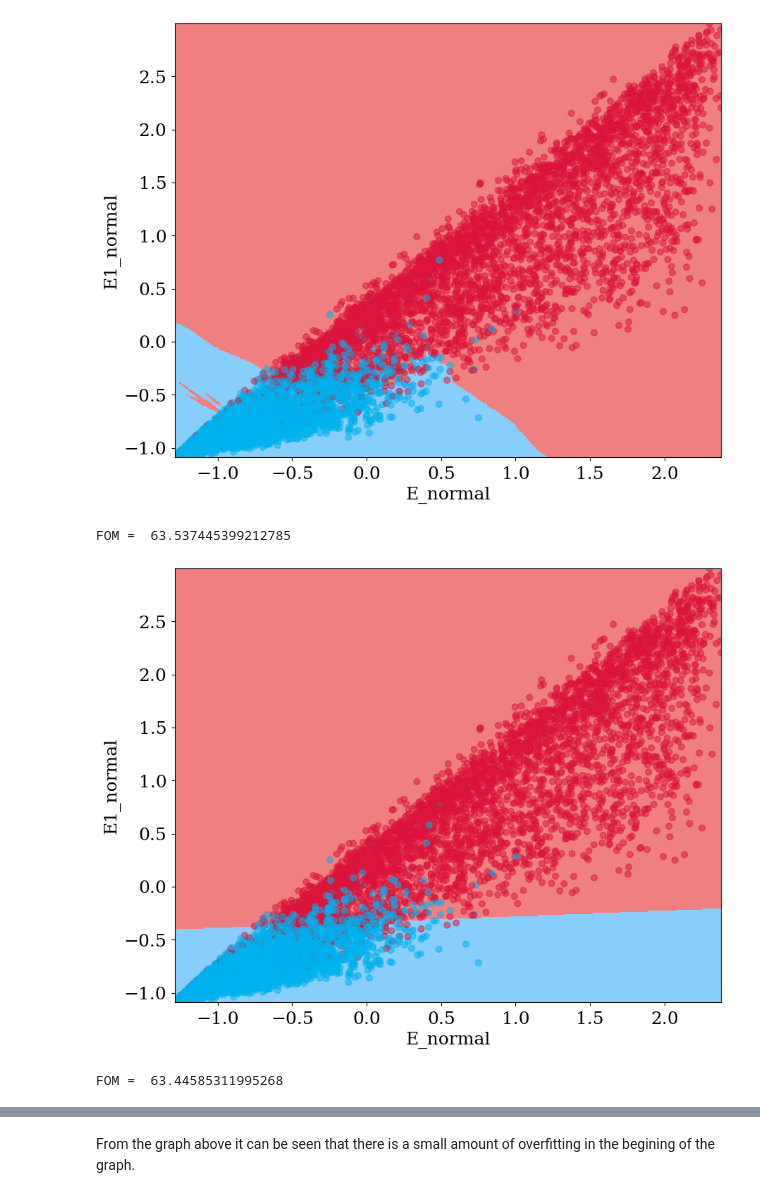
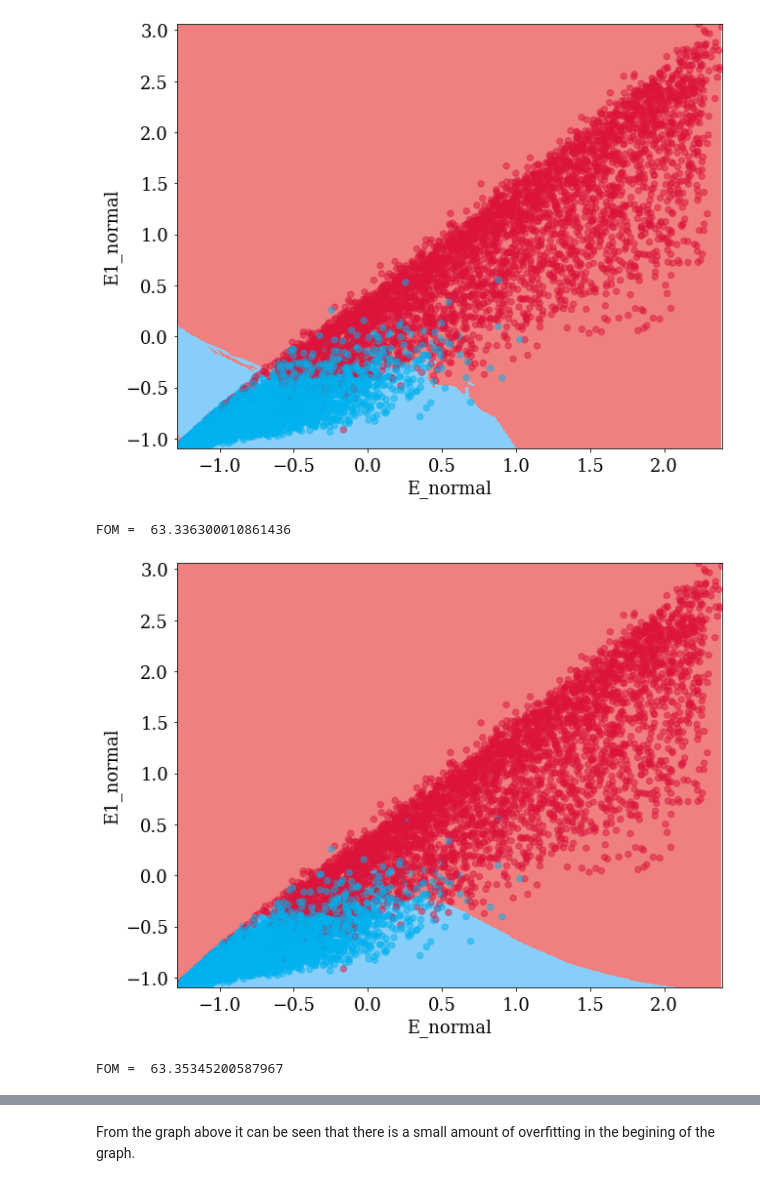
Before and after one commit to diodeamy/ComputationalMethods, a Jupyter notebook: Project 4/Matt_KMeans.ipynb, the cells around one changed output, grey strips where cells are left out. Saved outputs shown, nothing was run; the diff lists cells and outputs as text; code cells hidden in the pictures.

```diff
--- a/Project 4/Matt_KMeans.ipynb
+++ b/Project 4/Matt_KMeans.ipynb
@@ -127,8 +127,8 @@ def NormalizeData(data, feature_list):
 # %%
 # We now normalise the features that could be correleated later
 
-plotFrame = NormalizeData(plotFrame, ["E", "NrHits", "E1", "Z20"])
+plotFrame = NormalizeData(plotFrame, ["E", "NrHits", "E1", "LatMom"])
 
 # Check that the average = 0 and std = 1 for the normalized numbers:
-plotFrame[["E_normal", "NrHits_normal", "E1_normal", "Z20_normal"]].describe()
+plotFrame[["E_normal", "NrHits_normal", "E1_normal", "LatMom_normal"]].describe()
 # %% [output]
@@ -239,7 +239,7 @@ def FOM(data):
     """
     #Droping all features except for 'distinction' and 'prediction'
     data_FOM = data.loc[data['is_train'] == False]  #diselecting the training data
-    data_FOM = data.drop(columns=['Th', 'Ph','NrHits','NrBumps','E','E1','E1E9','E9E25','Z20','Z53','LatMom','E_normal','NrHits_normal','E1_normal','E1_normal'])
+    data_FOM = data.drop(columns=['Th', 'Ph','NrHits','NrBumps','E','E1','E1E9','E9E25','Z20','Z53','LatMom','E_normal','NrHits_normal','E1_normal','E1_normal', 'LatMom_normal'])
 
     #Selecting the rows where 'prediction'=1 ie Gam and measring length
     S = len(data_FOM.loc[data_FOM['prediction'] == 1])
@@ -337,29 +337,29 @@ data_new = Classify(classifier=classifier, data=plotFrame, params=[9], prop_test
 
 print('FOM = ', FOM(data_new))
 # %% [output]
-[figure, old version]
+[figure, new version]
-FOM =  63.537445399212785
+FOM =  63.336300010861436
 # %%
 #
 # Let's test Classify function for a multi-layer perceptron, and see what it creates
 #
 classifier            = 'MLP'
-hidden_layers         = (1)
+hidden_layers         = (8)
 params                = [hidden_layers]
 prop_test             = 0.5
 feature_list          = ['E_normal', 'E1_normal']
 plot_ds               = True
 plot_tree             = False
 plot_network          = False
 
 data_new = Classify(classifier=classifier, data=plotFrame, params=params, prop_test=prop_test, feature_list=feature_list,
                     plot_ds=plot_ds, plot_tree=plot_tree, plot_network=plot_network)
 
 
 print('FOM = ', FOM(data_new))
 # %% [output]
-[figure, old version]
+[figure, new version]
-FOM =  63.44585311995268
+FOM =  63.35345200587967
 # %%
 #
 # Let's test Classify function for a decision tree, and see what it creates
```
Also changed, not shown: parts of 13 cells of this notebook, 2 other files.
